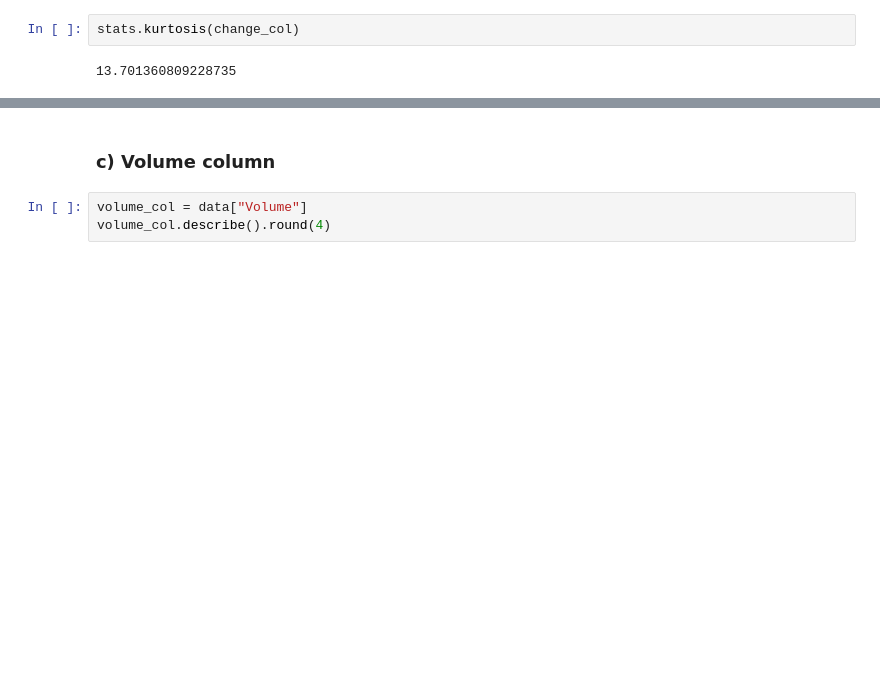
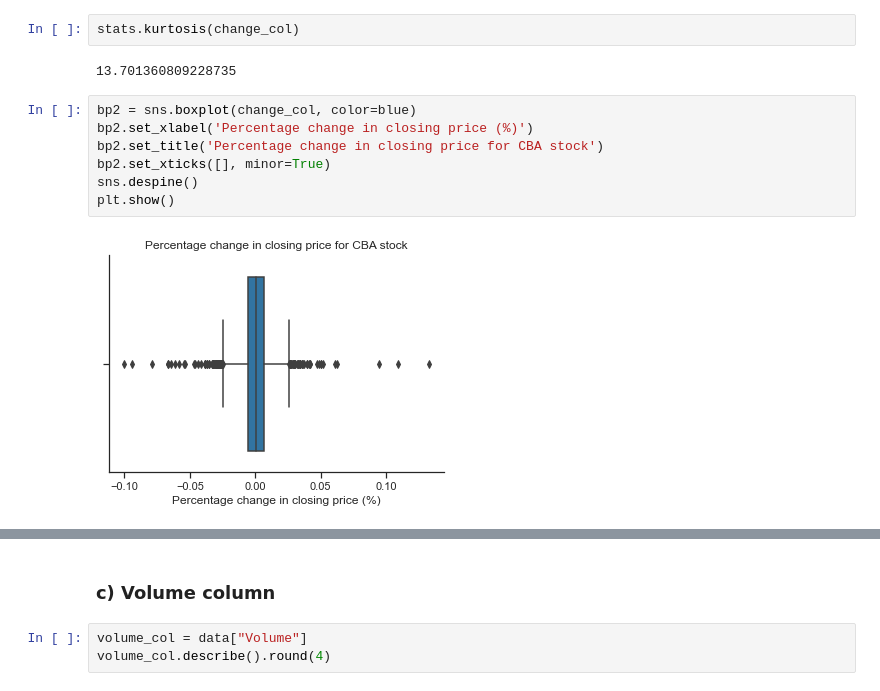
Before and after one commit to skw666888/MCMC-Gaussian-VB-estimation-of-GARCH-1-1-, a Jupyter notebook: QBUS3830 EDA.ipynb, the cells around one changed output, grey strips where cells are left out. Saved outputs shown, nothing was run; the diff lists cells and outputs as text; blank space fills up the shorter version.

```diff
--- a/QBUS3830 EDA.ipynb
+++ b/QBUS3830 EDA.ipynb
@@ -105,6 +115,15 @@ stats.skew(change_col)
 stats.kurtosis(change_col)
 # %% [output]
 13.701360809228735
+# %%
+bp2 = sns.boxplot(change_col, color=blue)
+bp2.set_xlabel('Percentage change in closing price (%)')
+bp2.set_title('Percentage change in closing price for CBA stock')
+bp2.set_xticks([], minor=True)
+sns.despine()
+plt.show()
+# %% [output]
+[figure, added]
 # %%
 ax3 = sns.distplot(change_col, bins = 50, kde=True, color=blue)
 ax3.set_xlabel('Change in Stock Price (%)')
```
Also changed, not shown: parts of 22 cells of this notebook.
